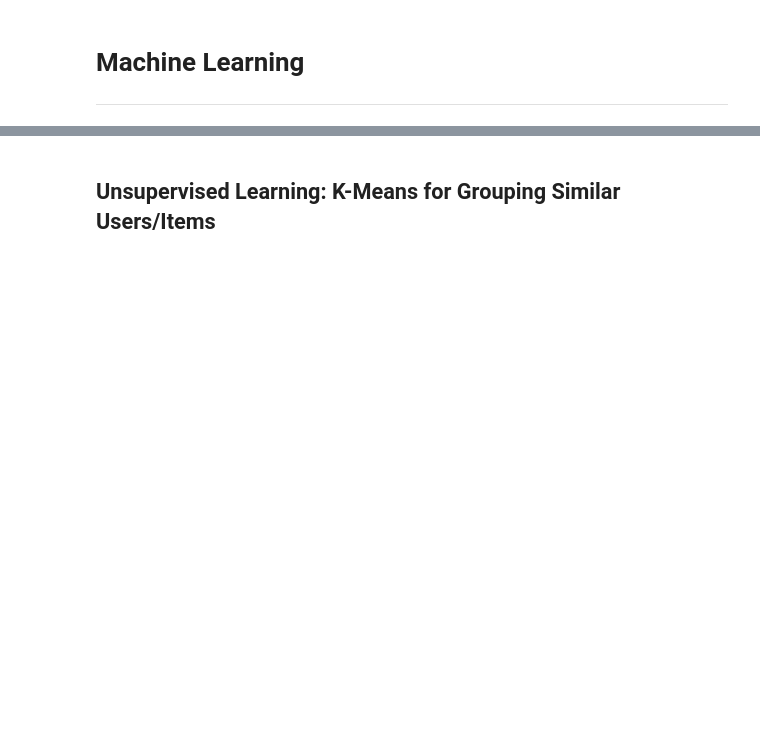
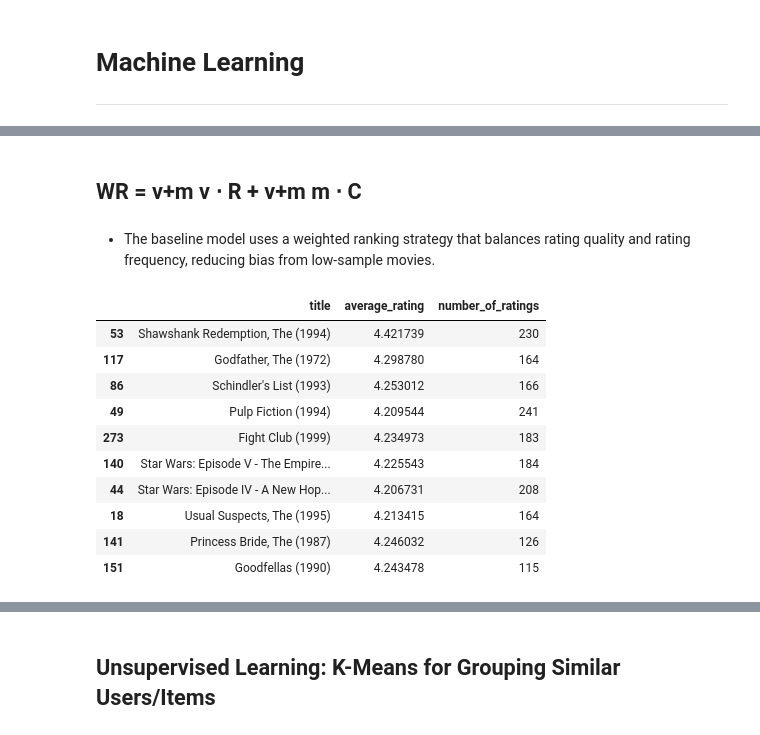
Before and after one commit to Wanyiri9dave/SimilarityEngine, a Jupyter notebook: index.ipynb, the cells around one changed output, grey strips where cells are left out. Saved outputs shown, nothing was run; the diff lists cells and outputs as text; code cells hidden in the pictures; blank space fills up the shorter version.

Commit message:
built several models

```diff
--- a/index.ipynb
+++ b/index.ipynb
@@ -150,3 +134,6 @@ merged.head()
 | 2 | 1 | 6 | 4.0 | 964982224 | Heat (1995) | Action|Crime|Thriller |
 | 3 | 1 | 47 | 5.0 | 964983815 | Seven (a.k.a. Se7en) (1995) | Mystery|Thriller |
 | 4 | 1 | 50 | 5.0 | 964982931 | Usual Suspects, The (1995) | Crime|Mystery|Thriller |
+# %%
+# droping the timestamp column
+merged = merged.drop(columns=['timestamp'])
@@ -224,0 +272,2 @@ plt.show()
+# %% [markdown]
+## WR = v+m v ⋅ R + v+m m ⋅ C
@@ -224,0 +287,17 @@ plt.show()
+# %% [markdown]
+* The baseline model uses a weighted ranking strategy that balances rating quality and rating frequency, reducing bias from low-sample movies.
+# %%
+top_10_baseline = baseline_recommendations[['title', 'average_rating', 'number_of_ratings']].head(10)
+top_10_baseline
+# %% [output]
+|  | title | average_rating | number_of_ratings |
+| 53 | Shawshank Redemption, The (1994) | 4.421739 | 230 |
+| 117 | Godfather, The (1972) | 4.298780 | 164 |
+| 86 | Schindler's List (1993) | 4.253012 | 166 |
+| 49 | Pulp Fiction (1994) | 4.209544 | 241 |
+| 273 | Fight Club (1999) | 4.234973 | 183 |
+| 140 | Star Wars: Episode V - The Empire... | 4.225543 | 184 |
+| 44 | Star Wars: Episode IV - A New Hop... | 4.206731 | 208 |
+| 18 | Usual Suspects, The (1995) | 4.213415 | 164 |
+| 141 | Princess Bride, The (1987) | 4.246032 | 126 |
+| 151 | Goodfellas (1990) | 4.243478 | 115 |
```
Also changed, not shown: parts of 26 cells of this notebook.
